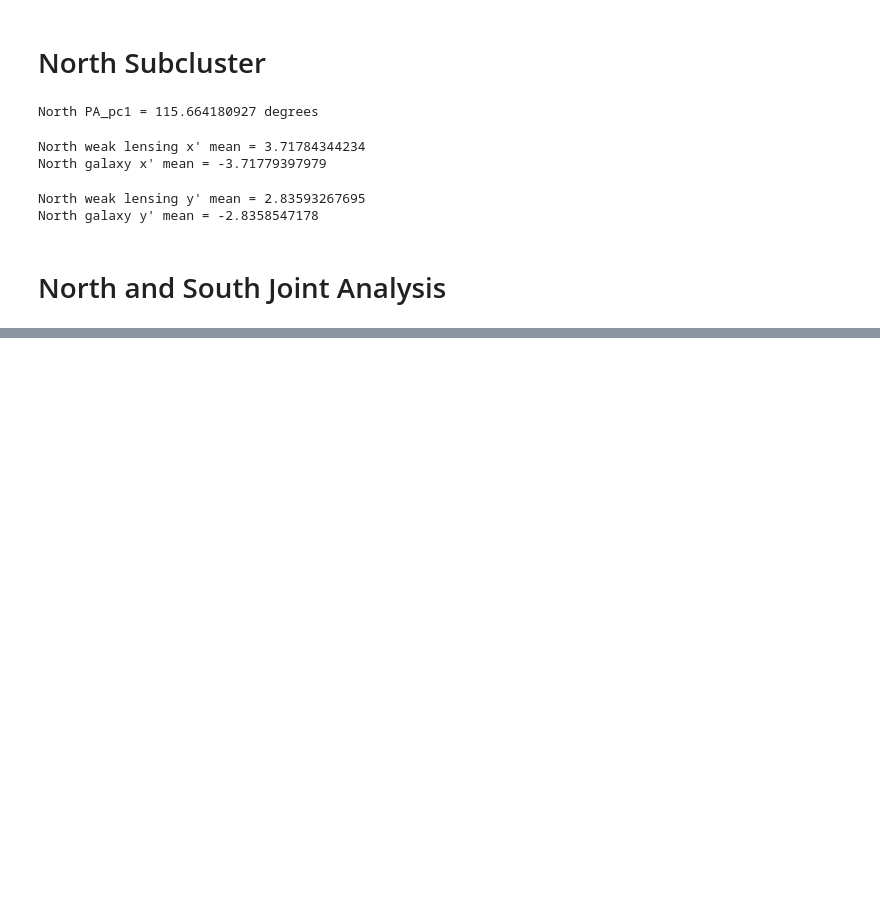
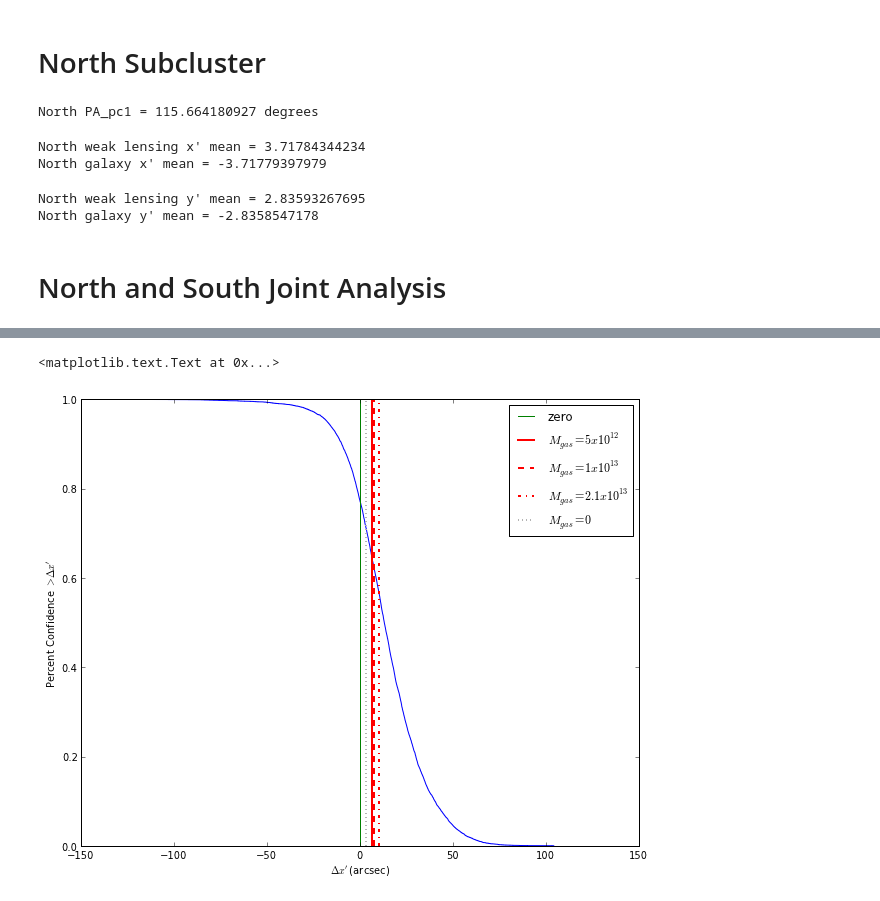
Before and after one commit to wadawson/dissertation, a Jupyter notebook: Chapter4/AnalysisFiles/Centroid Calculations - Merger Axis.ipynb, the cells around one changed output, grey strips where cells are left out. Saved outputs shown, nothing was run; the diff lists cells and outputs as text; code cells hidden in the pictures; blank space fills up the shorter version.

```diff
--- a/Chapter4/AnalysisFiles/Centroid Calculations - Merger Axis.ipynb
+++ b/Chapter4/AnalysisFiles/Centroid Calculations - Merger Axis.ipynb
@@ -228,0 +245,20 @@ delx_p
+# %%
+# Create the percent confidence plots
+lw = 2
+fig = pylab.figure()
+pylab.step(delx_p_NS,S_NS)
+#pylab.xlim((0,1))
+pylab.ylim((0,1))
+pylab.plot((0,0),(0,1),label='zero')
+pylab.plot((6.3,6.3),pylab.ylim(),color='r',lw=lw,linestyle='-',label='$M_{gas}=5x10^{12}$')
+pylab.plot((7.6,7.6),pylab.ylim(),color='r',lw=lw,linestyle='--',label='$M_{gas}=1x10^{13}$')
+pylab.plot((10.2,10.2),pylab.ylim(),color='r',lw=lw,linestyle='-.',label='$M_{gas}=2.1x10^{13}$')
+pylab.plot((3.4,3.4),pylab.ylim(),color='0.7',lw=lw,linestyle=':',label='$M_{gas}=0$')
+pylab.legend(loc=0)
+pylab.xlabel("$\Delta x'$ (arcsec)")
+pylab.ylabel("Percent Confidence $>\Delta x'$")
+#filename = prefix+'_delxPC'
+#pylab.savefig(filename)
+# %% [output]
+<matplotlib.text.Text at 0x...>
+[figure, added]
```
Also changed, not shown: parts of 5 cells of this notebook.
